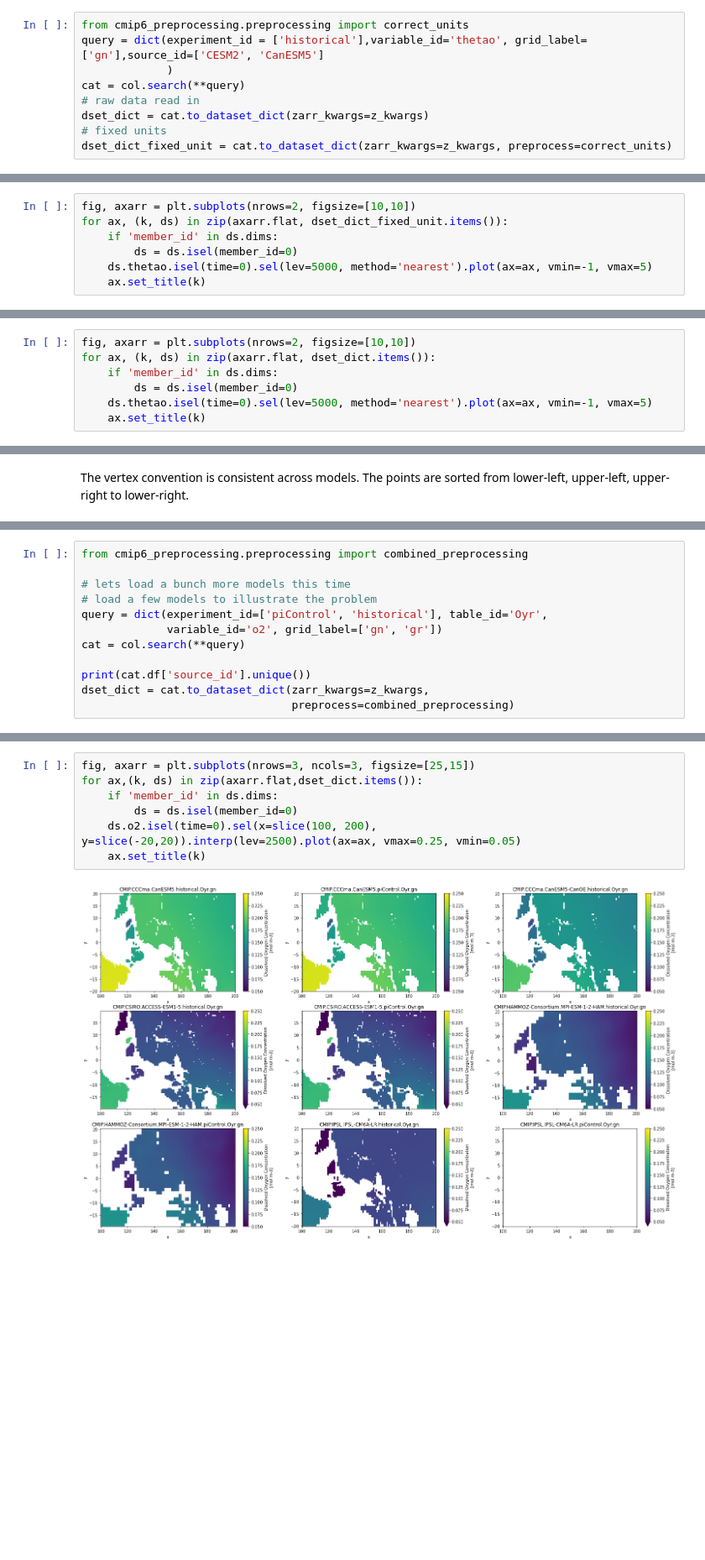
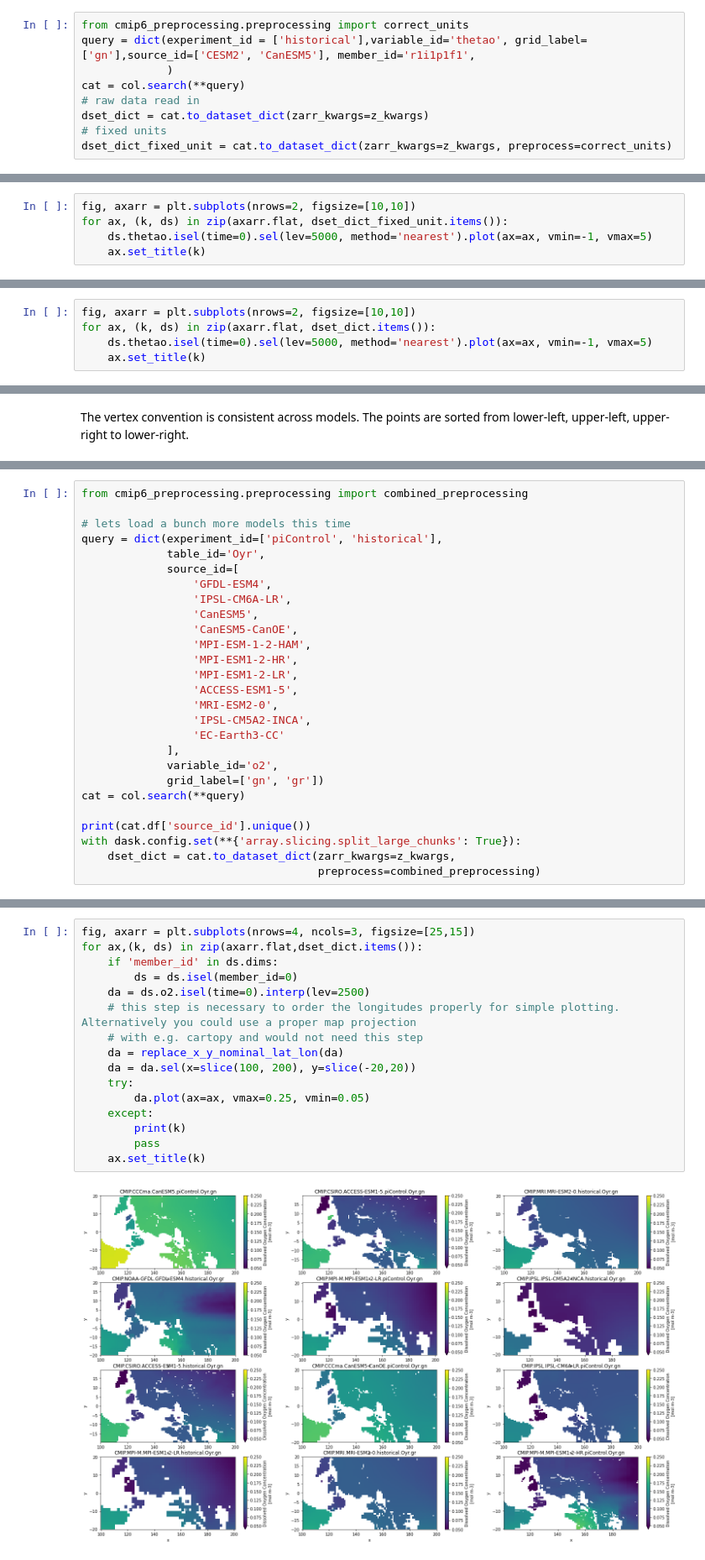
Before and after one commit to jbusecke/xMIP, a Jupyter notebook: docs/tutorial.ipynb, the cells around one changed output, grey strips where cells are left out. Shown at 84% size. Saved outputs shown, nothing was run; the diff lists cells and outputs as text; blank space fills up the shorter version.

Commit message:
removed ordering and mod docs

```diff
--- a/docs/tutorial.ipynb
+++ b/docs/tutorial.ipynb
@@ -473,7 +534,7 @@ for ax, (k, ds) in zip(axarr.flat, dset_dict_processed2.items()):
 But of course this is not all. Some models, give the depth in centimeters (so far I have only seen this in the NCAR models). We can fix this with `correct_units`:
 # %%
 from cmip6_preprocessing.preprocessing import correct_units
-query = dict(experiment_id = ['historical'],variable_id='thetao', grid_label=['gn'],source_id=['CESM2', 'CanESM5']
+query = dict(experiment_id = ['historical'],variable_id='thetao', grid_label=['gn'],source_id=['CESM2', 'CanESM5'], member_id='r1i1p1f1',
              )
 cat = col.search(**query)
 # raw data read in
@@ -511,8 +561,6 @@ This helps tremendously when you are trying to slice a common depth from a serie
 # %%
 fig, axarr = plt.subplots(nrows=2, figsize=[10,10])
 for ax, (k, ds) in zip(axarr.flat, dset_dict_fixed_unit.items()):
-    if 'member_id' in ds.dims:
-        ds = ds.isel(member_id=0)
     ds.thetao.isel(time=0).sel(lev=5000, method='nearest').plot(ax=ax, vmin=-1, vmax=5)
     ax.set_title(k)
 # %% [output]
@@ -522,8 +570,6 @@ As a comparison, for the unprocessed data this would have picked the depth at 50
 # %%
 fig, axarr = plt.subplots(nrows=2, figsize=[10,10])
 for ax, (k, ds) in zip(axarr.flat, dset_dict.items()):
-    if 'member_id' in ds.dims:
-        ds = ds.isel(member_id=0)
     ds.thetao.isel(time=0).sel(lev=5000, method='nearest').plot(ax=ax, vmin=-1, vmax=5)
     ax.set_title(k)
 # %% [output]
@@ -591,12 +662,27 @@ To combine all these (or just some you like), you can create a wrapper function
 from cmip6_preprocessing.preprocessing import combined_preprocessing
 
 # lets load a bunch more models this time
-# load a few models to illustrate the problem
-query = dict(experiment_id=['piControl', 'historical'], table_id='Oyr',
-             variable_id='o2', grid_label=['gn', 'gr'])
+query = dict(experiment_id=['piControl', 'historical'],
+             table_id='Oyr',
+             source_id=[
+                 'GFDL-ESM4',
+                 'IPSL-CM6A-LR',
+                 'CanESM5',
+                 'CanESM5-CanOE',
+                 'MPI-ESM-1-2-HAM',
+                 'MPI-ESM1-2-HR',
+                 'MPI-ESM1-2-LR',
+                 'ACCESS-ESM1-5',
+                 'MRI-ESM2-0',
+                 'IPSL-CM5A2-INCA',
+                 'EC-Earth3-CC'
+             ],
+             variable_id='o2',
+             grid_label=['gn', 'gr'])
 cat = col.search(**query)
 
 print(cat.df['source_id'].unique())
-dset_dict = cat.to_dataset_dict(zarr_kwargs=z_kwargs,
-                                preprocess=combined_preprocessing)
+with dask.config.set(**{'array.slicing.split_large_chunks': True}):
+    dset_dict = cat.to_dataset_dict(zarr_kwargs=z_kwargs,
+                                    preprocess=combined_preprocessing)
 # %% [output]
@@ -615,11 +696,20 @@ MIROC-ES2L: No units found
 # %%
-fig, axarr = plt.subplots(nrows=3, ncols=3, figsize=[25,15])
+fig, axarr = plt.subplots(nrows=4, ncols=3, figsize=[25,15])
 for ax,(k, ds) in zip(axarr.flat,dset_dict.items()):
     if 'member_id' in ds.dims:
         ds = ds.isel(member_id=0)
-    ds.o2.isel(time=0).sel(x=slice(100, 200), y=slice(-20,20)).interp(lev=2500).plot(ax=ax, vmax=0.25, vmin=0.05)
+    da = ds.o2.isel(time=0).interp(lev=2500)
+    # this step is necessary to order the longitudes properly for simple plotting. Alternatively you could use a proper map projection
+    # with e.g. cartopy and would not need this step
+    da = replace_x_y_nominal_lat_lon(da)
+    da = da.sel(x=slice(100, 200), y=slice(-20,20))
+    try:
+        da.plot(ax=ax, vmax=0.25, vmin=0.05)
+    except:
+        print(k)
+        pass
     ax.set_title(k)
 # %% [output]
-[figure, old version]
+[figure, new version]
 # %% [markdown]
 ## Appeal
```
Also changed, not shown: parts of 25 cells of this notebook, 2 other files.
